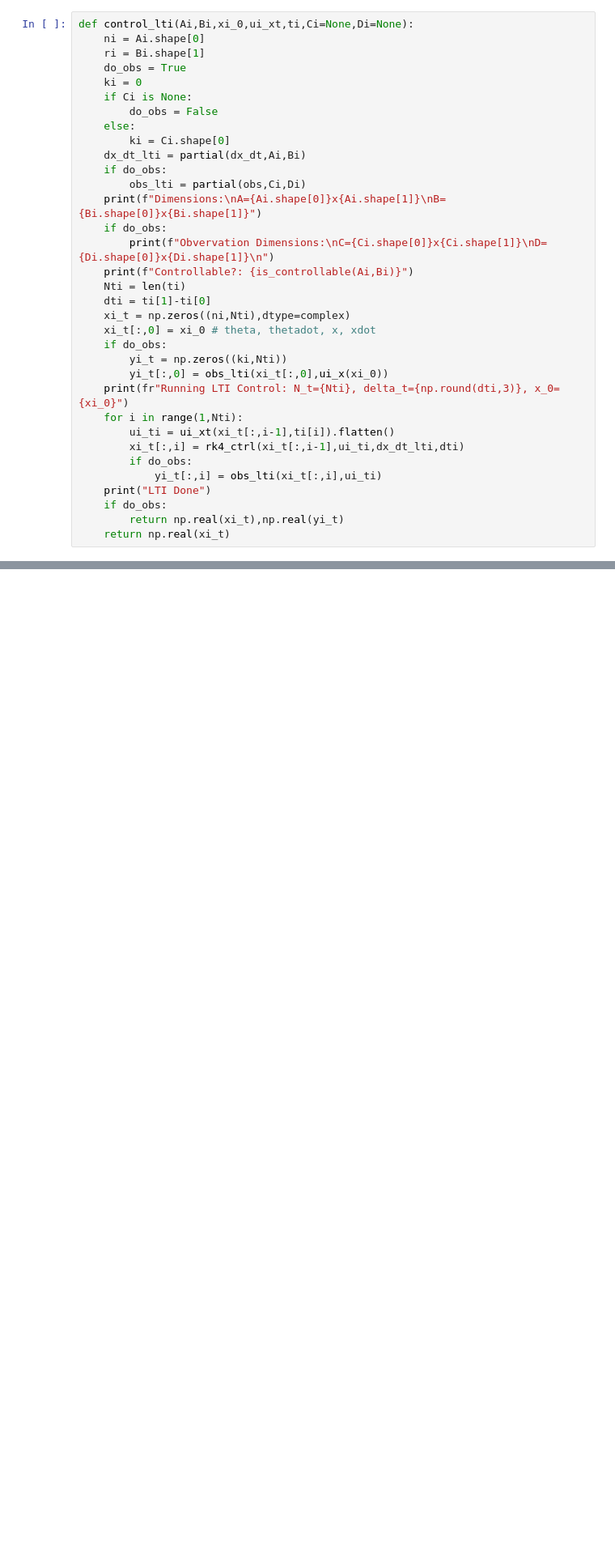
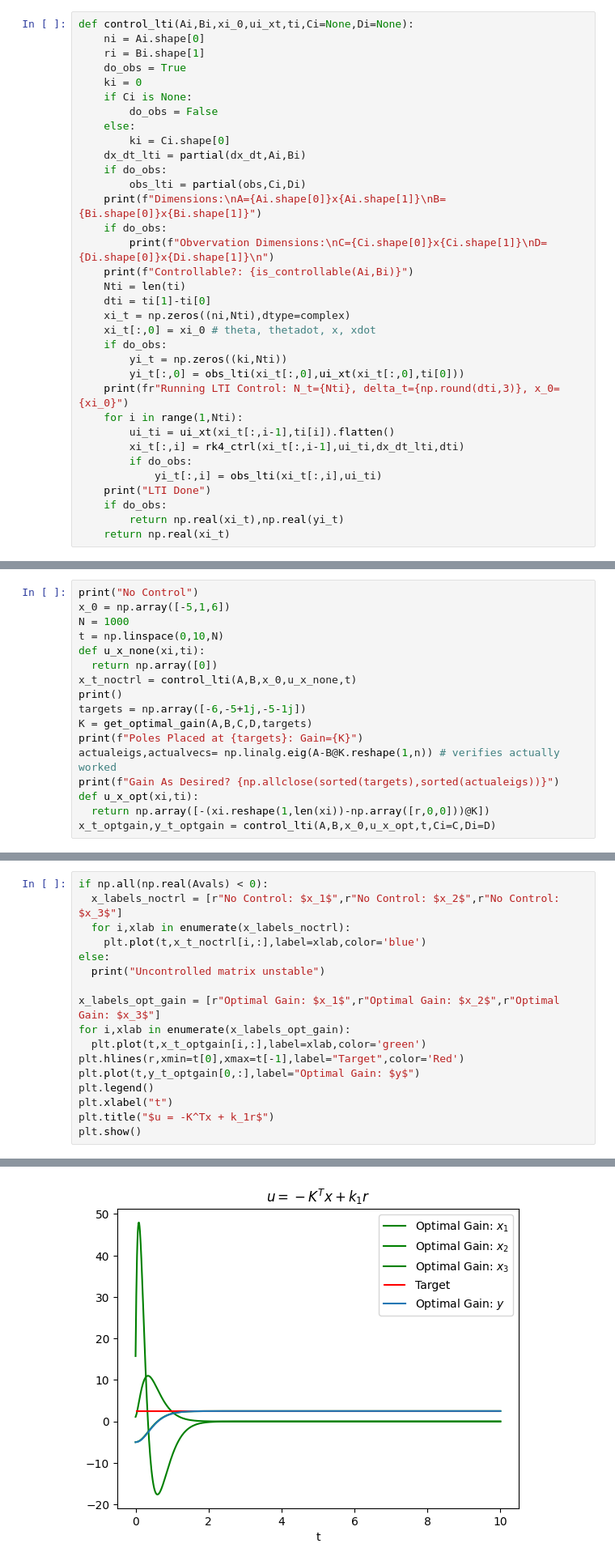
Before and after one commit to connorblake1/jiang-research, a Jupyter notebook: dp_control/Ogata.ipynb, the cells around one changed output, grey strips where cells are left out. Shown: that part at 81% size. Cells and saved outputs as stored; diff of their text form; blank space fills up the shorter version.

```diff
--- a/dp_control/Ogata.ipynb
+++ b/dp_control/Ogata.ipynb
@@ -91,7 +91,7 @@ def control_lti(Ai,Bi,xi_0,ui_xt,ti,Ci=None,Di=None):
     xi_t[:,0] = xi_0 # theta, thetadot, x, xdot
     if do_obs:
         yi_t = np.zeros((ki,Nti))
-        yi_t[:,0] = obs_lti(xi_t[:,0],ui_x(xi_0))
+        yi_t[:,0] = obs_lti(xi_t[:,0],ui_xt(xi_t[:,0],ti[0]))
     print(fr"Running LTI Control: N_t={Nti}, delta_t={np.round(dti,3)}, x_0={xi_0}")
     for i in range(1,Nti):
         ui_ti = ui_xt(xi_t[:,i-1],ti[i]).flatten()
@@ -398,0 +374,17 @@ Uncontrolled matrix unstable
+# %%
+print("No Control")
+x_0 = np.array([-5,1,6])
+N = 1000
+t = np.linspace(0,10,N)
+def u_x_none(xi,ti):
+  return np.array([0])
+x_t_noctrl = control_lti(A,B,x_0,u_x_none,t)
+print()
+targets = np.array([-6,-5+1j,-5-1j])
+K = get_optimal_gain(A,B,C,D,targets)
+print(f"Poles Placed at {targets}: Gain={K}")
+actualeigs,actualvecs= np.linalg.eig(A-B@K.reshape(1,n)) # verifies actually worked
+print(f"Gain As Desired? {np.allclose(sorted(targets),sorted(actualeigs))}")
+def u_x_opt(xi,ti):
+  return np.array([-(xi.reshape(1,len(xi))-np.array([r,0,0]))@K])
+x_t_optgain,y_t_optgain = control_lti(A,B,x_0,u_x_opt,t,Ci=C,Di=D)
@@ -398,0 +412,18 @@ Uncontrolled matrix unstable
+# %%
+if np.all(np.real(Avals) < 0):
+  x_labels_noctrl = [r"No Control: $x_1$",r"No Control: $x_2$",r"No Control: $x_3$"]
+  for i,xlab in enumerate(x_labels_noctrl):
+    plt.plot(t,x_t_noctrl[i,:],label=xlab,color='blue')
+else:
+  print("Uncontrolled matrix unstable")
+
+x_labels_opt_gain = [r"Optimal Gain: $x_1$",r"Optimal Gain: $x_2$",r"Optimal Gain: $x_3$"]
+for i,xlab in enumerate(x_labels_opt_gain):
+  plt.plot(t,x_t_optgain[i,:],label=xlab,color='green')
+plt.hlines(r,xmin=t[0],xmax=t[-1],label="Target",color='Red')
+plt.plot(t,y_t_optgain[0,:],label="Optimal Gain: $y$")
+plt.legend()
+plt.xlabel("t")
+plt.title("$u = -K^Tx + k_1r$")
+plt.show()
+# %% [output]
@@ -398,0 +431 @@ Uncontrolled matrix unstable
+[figure, added]
```
Also changed, not shown: parts of 24 cells of this notebook.
